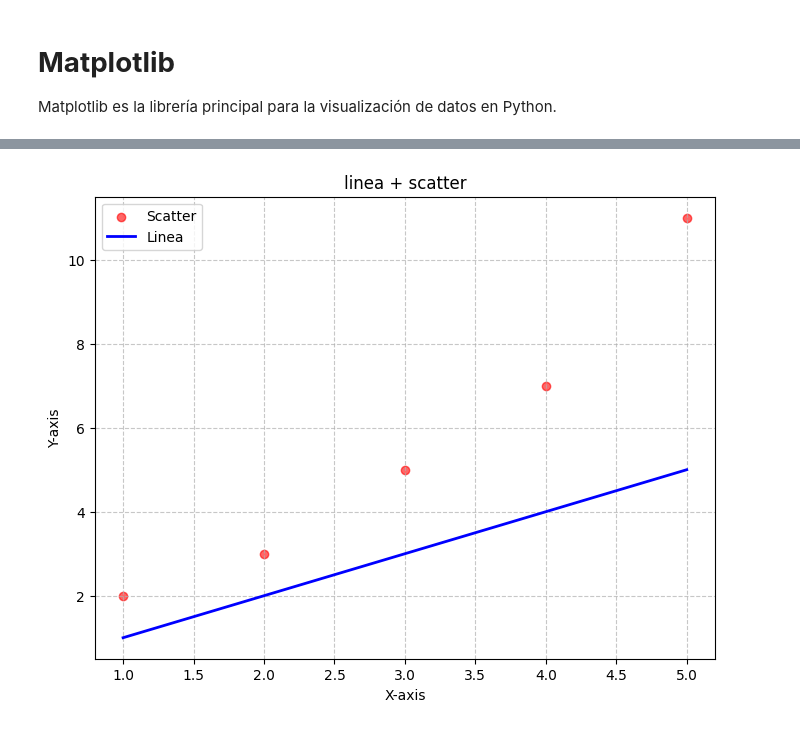
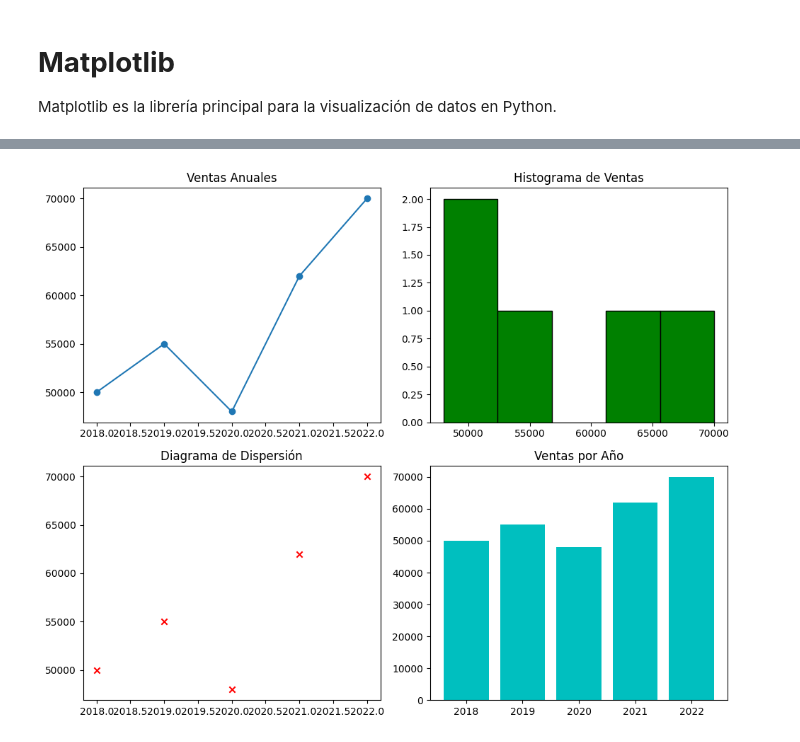
Before and after one commit to 4GeeksAcademy/Prework-Data, a Jupyter notebook: Prework - Clase 4.ipynb, the cells around one changed output, grey strips where cells are left out. Saved outputs shown, nothing was run; the diff lists cells and outputs as text; code cells hidden in the pictures.

```diff
--- a/Prework - Clase 4.ipynb
+++ b/Prework - Clase 4.ipynb
@@ -430,30 +404,28 @@ plt.show()
-# %%
-# datos de ejemplo
-x = [1, 2, 3, 4, 5]
-y_scatter = [2, 3, 5, 7, 11] #Scatter
-y_line = [1, 2, 3, 4, 5]  #Line
-
-# crear la figura
-fig, ax = plt.subplots(figsize=(8, 6))
-
-# crear scatter
-ax.scatter(x, y_scatter, color='red', label='Scatter', alpha=0.6)
-
-# crear linea
-ax.plot(x, y_line, color='blue', linestyle='-', linewidth=2, label='Linea')
-
-# titulo y etiquetas
-ax.set_xlabel('X-axis')
-ax.set_ylabel('Y-axis')
-ax.set_title('linea + scatter')
-
-#legend
-ax.legend()
-
-# reticulo
-ax.grid(True, linestyle='--', alpha=0.7)
-
-# Display the plot
-# plt.show()
-# %% [output]
-[figure, removed]
+# %%
+#plt.subplots() Permite crear múltiples subplots en una sola ventana.
+
+fig, axs = plt.subplots(2, 2, figsize=(10, 8))
+
+x = [2018, 2019, 2020, 2021, 2022]
+y = [50000, 55000, 48000, 62000, 70000]
+
+# Gráfico de líneas
+axs[0, 0].plot(x, y, marker='o')
+axs[0, 0].set_title("Ventas Anuales")
+
+# Histograma
+axs[0, 1].hist(y, bins=5, color='g', edgecolor='black')
+axs[0, 1].set_title("Histograma de Ventas")
+
+# Dispersión
+axs[1, 0].scatter(x, y, color='r', marker='x')
+axs[1, 0].set_title("Diagrama de Dispersión")
+
+# Gráfico de barras
+axs[1, 1].bar(x, y, color='c')
+axs[1, 1].set_title("Ventas por Año")
+
+plt.tight_layout()
+plt.show()
+# %% [output]
+[figure, added]
```
Also changed, not shown: parts of 35 cells of this notebook, 3 other files.
